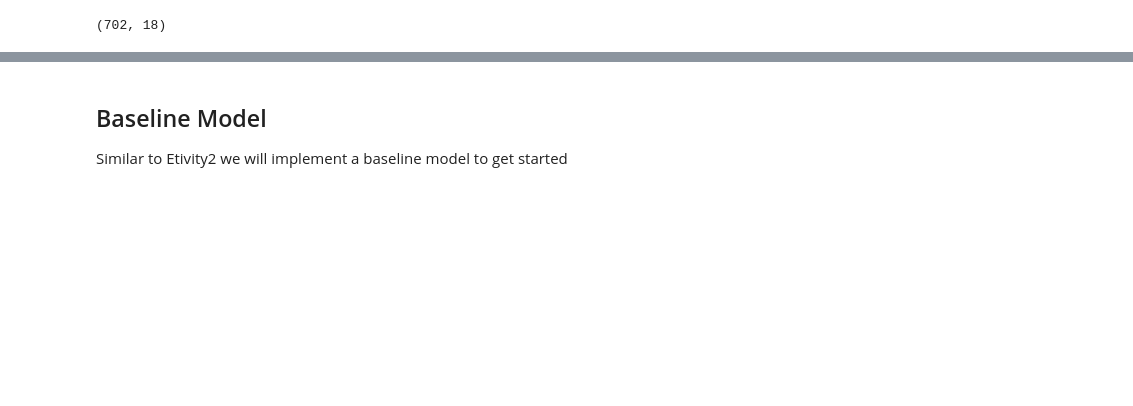
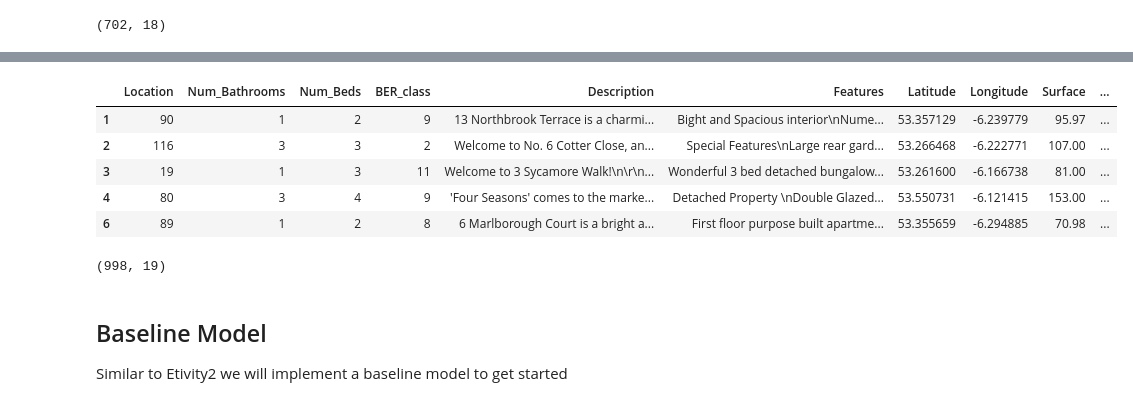
Before and after one commit to ET5003-Group1/ET5003, a Jupyter notebook: ET5003_KaggleCompetition_Stephen_Quirke_20172257.ipynb, the cells around one changed output, grey strips where cells are left out. Cells and saved outputs as stored; diff of their text form; code cells hidden in the pictures; blank space fills up the shorter version.

```diff
--- a/ET5003_KaggleCompetition_Stephen_Quirke_20172257.ipynb
+++ b/ET5003_KaggleCompetition_Stephen_Quirke_20172257.ipynb
@@ -849,8 +852,8 @@ dftest_pr.shape
 We will one hot encode property type
 # %%
 # One Hot Encoding
-dftrain_pr = pd.get_dummies(dftrain, columns = ["Type"])
-dftest_pr = pd.get_dummies(dftest, columns = ["Type"])
+dftrain_pr = pd.get_dummies(dftrain_pr, columns = ["Type"])
+dftest_pr = pd.get_dummies(dftest_pr, columns = ["Type"])
 # %%
 dftrain_pr.shape
 # %% [output]
@@ -881,0 +905,18 @@ memory usage: 156.5+ KB
+# %%
+columns = []
+for col in dftrain_pr.columns:
+    columns.append(col)
+
+columns.remove("Price")
+columns.append("Price")
+
+dftrain_pr = dftrain_pr[columns]
+
+dftrain_pr.head(5)
+# %% [output]
+|  | Location | Num_Bathrooms | Num_Beds | BER_class | Description | Features | Latitude | Longitude | Surface | ... |
+| 1 | 90 | 1 | 2 | 9 | 13 Northbrook Terrace is a charmi... | Bight and Spacious interior\nNume... | 53.357129 | -6.239779 | 95.97 | ... |
+| 2 | 116 | 3 | 3 | 2 | Welcome to No. 6 Cotter Close, an... | Special Features\nLarge rear gard... | 53.266468 | -6.222771 | 107.00 | ... |
+| 3 | 19 | 1 | 3 | 11 | Welcome to 3 Sycamore Walk!\n\r\n... | Wonderful 3 bed detached bungalow... | 53.261600 | -6.166738 | 81.00 | ... |
+| 4 | 80 | 3 | 4 | 9 | 'Four Seasons' comes to the marke... | Detached Property \nDouble Glazed... | 53.550731 | -6.121415 | 153.00 | ... |
+| 6 | 89 | 1 | 2 | 8 | 6 Marlborough Court is a bright a... | First floor purpose built apartme... | 53.355659 | -6.294885 | 70.98 | ... |
@@ -881,0 +925,4 @@ memory usage: 156.5+ KB
+# %%
+dftrain_pr.shape
+# %% [output]
+(998, 19)
```
Also changed, not shown: parts of 57 cells of this notebook.
